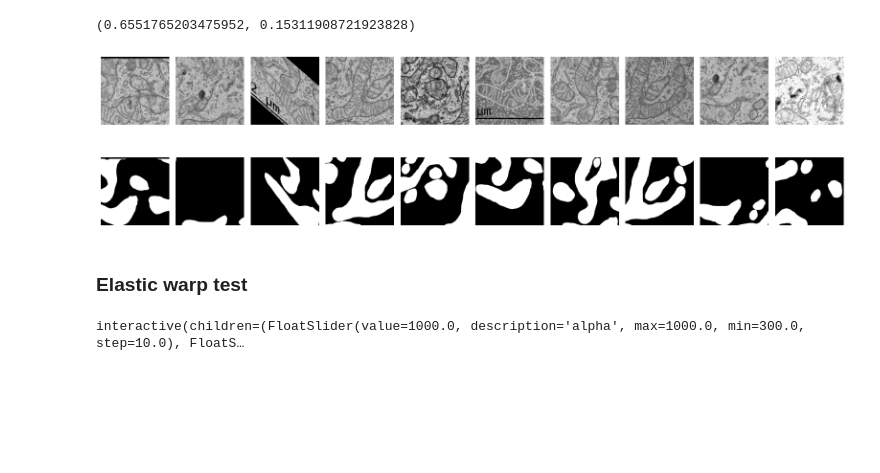
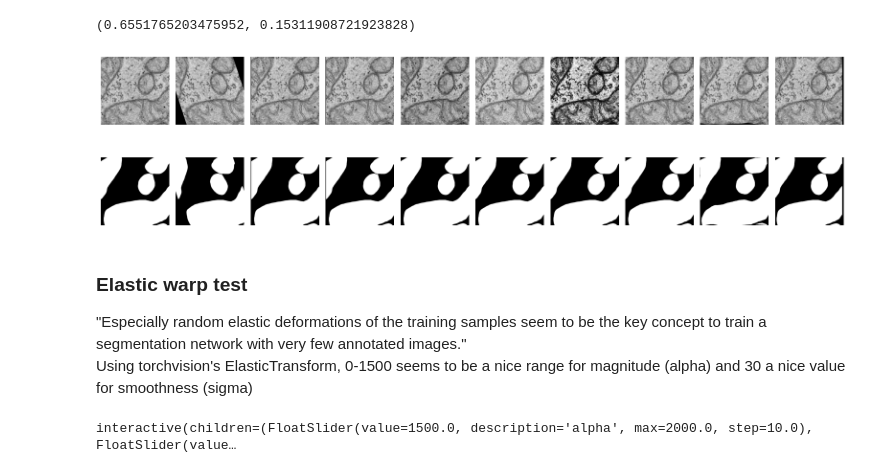
Before and after one commit to ogkristi/mitotem, a Jupyter notebook: notebooks/2-dataloader-test.ipynb, the cells around one changed output. Saved outputs shown, nothing was run; the diff lists cells and outputs as text; code cells hidden in the pictures; blank space fills up the shorter version.

Commit message:
Create parameter tuning for manual cristae segmentation

```diff
--- a/notebooks/2-dataloader-test.ipynb
+++ b/notebooks/2-dataloader-test.ipynb
@@ -25,33 +25,36 @@ mean, std
 # %%
 import torch
 from src.data.loaders import TrivialAugmentWide
 import torchvision.transforms.v2 as T
 
-transforms = T.Compose([T.RandomCrop(1000), TrivialAugmentWide(), T.ConvertDtype(), T.Normalize(mean=[0.6552], std=[0.1531])])
+transforms = T.Compose([T.CenterCrop(500), TrivialAugmentWide(), T.ConvertDtype(), T.Normalize(mean=[0.6552], std=[0.1531])])
 
 dataset = MitoSemsegDataset(root=TRAIN_ROOT, transforms=transforms)
 
 top, left, h, w = 1100, 3500, 400, 400
 
 m, n = 2, 10
 augs = []
 for _ in range(n):
     img, mask = dataset[81]
     augs.append((img, mask))
 
 fig = plt.figure(figsize=(20,5))
 gs = fig.add_gridspec(m, n, wspace=.1)
 ax = gs.subplots()
 for i in range(n):
     ax[0,i].axis('off'), ax[1,i].axis('off')
     ax[0,i].imshow(augs[i][0].squeeze(), cmap='gray')
     ax[1,i].imshow(augs[i][1].squeeze(), cmap='gray')
 # %% [output]
-[figure, old version]
+[figure, new version]
-# %% [markdown]
-### Elastic warp test
+# %% [markdown]
+### Elastic warp test
+"Especially random elastic deformations of the training samples seem to be the key concept to train a segmentation network with very few annotated images." <br>
+Using torchvision's ElasticTransform, 0-1500 seems to be a nice range for magnitude (alpha) and 30 a nice value for smoothness (sigma)
 # %%
 import torchvision.transforms.v2 as T
+import time
 import ipywidgets
 import cv2 as cv
 
@@ -72,15 +75,20 @@ def draw_grid(src, grid_shape, color=0, thickness=1):
 
     return src
 
-@ipywidgets.interact(alpha=(300.,1000.0,10.),sigma=(0.5,50.,0.5))
-def warp(alpha=1000.0,sigma=30.0):
-    top, left, h, w = 1100, 2500, 700, 700
+@ipywidgets.interact(alpha=(0.,2000.0,10.),sigma=(0.,100.,1.))
+def warp(alpha=1500.,sigma=30.0):
+    dataset = MitoSemsegDataset(root=TRAIN_ROOT)
+    img, mask = dataset[81]
+
+    top, left, h, w = 1100, 2500, 1000, 1000
     crop = img[top:top+h,left:left+w]
 
     draw_grid(crop,(10,10))
-    tf = T.Compose([T.ToTensor(), T.ElasticTransform(alpha, sigma)])
+    tf = T.Compose([T.ToTensor(), T.ElasticTransform(alpha,sigma)])
+    t = time.time()
     warped = tf(crop)
+    print(time.time()-t)
 
     plt.imshow(warped.squeeze(),cmap='gray')
 # %% [output]
-interactive(children=(FloatSlider(value=1000.0, description='alpha', max=1000.0, min=300.0, step=10.0), FloatS…
+interactive(children=(FloatSlider(value=1500.0, description='alpha', max=2000.0, step=10.0), FloatSlider(value…
```
Also changed, not shown: 8 other files.
